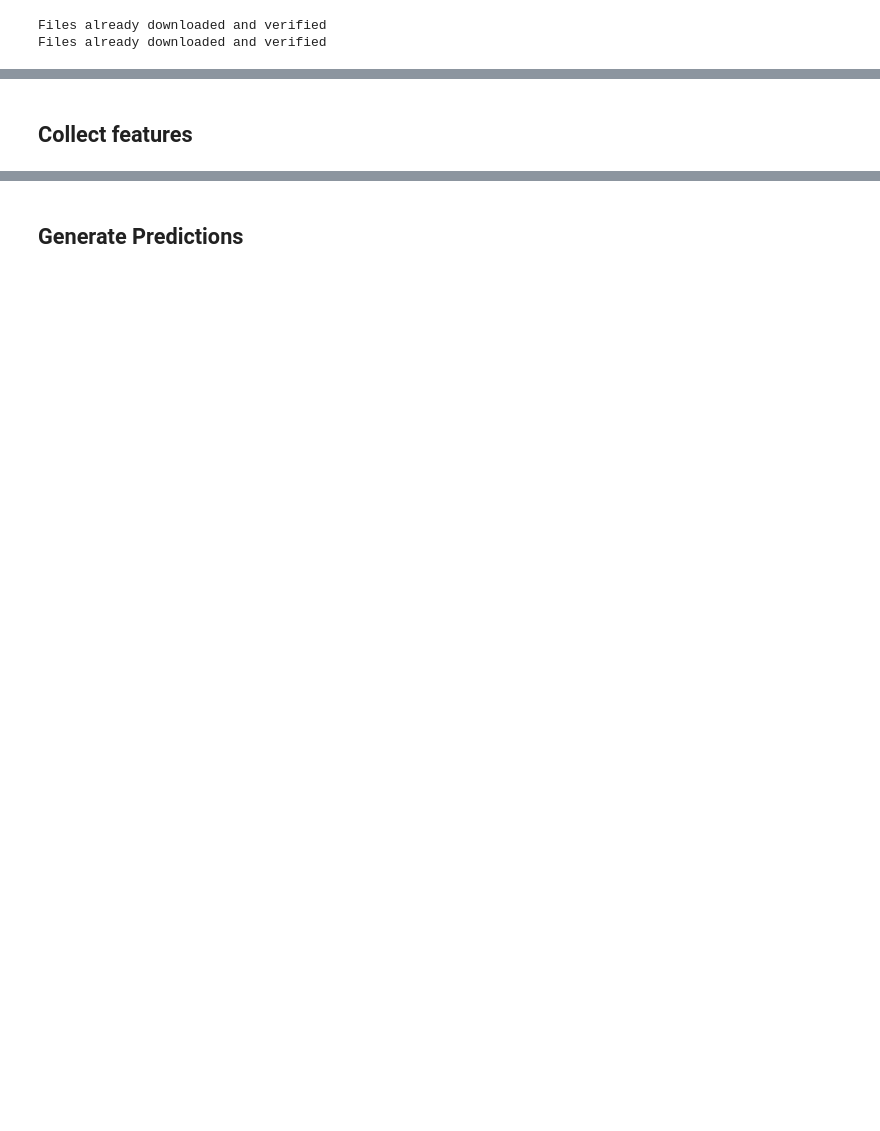
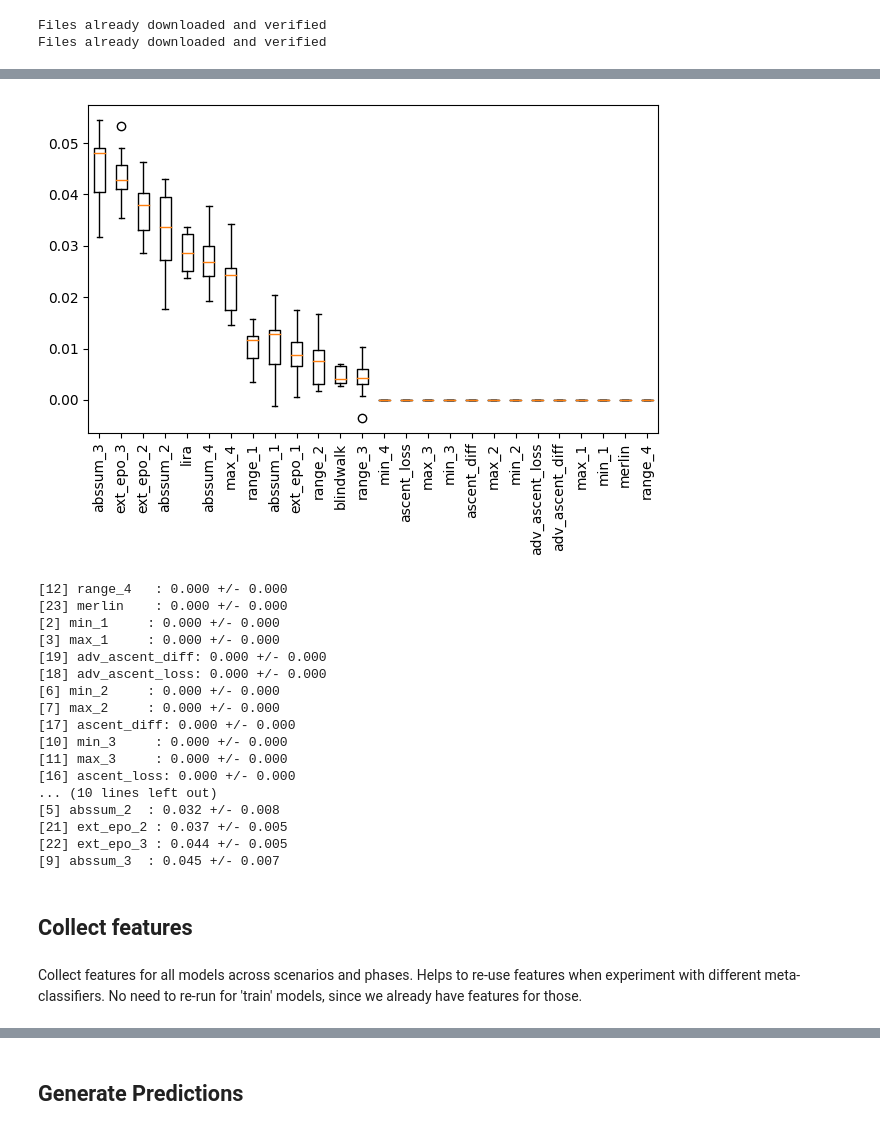
Before and after one commit to iamgroot42/MICO, a Jupyter notebook: starting-kit/cifar10.ipynb, the cells around one changed output, grey strips where cells are left out. Cells and saved outputs as stored; diff of their text form; code cells hidden in the pictures; blank space fills up the shorter version.

```diff
--- a/starting-kit/cifar10.ipynb
+++ b/starting-kit/cifar10.ipynb
@@ -480,5 +408,62 @@ for depth in depths:
+# %%
+from sklearn.inspection import plot_partial_dependence, permutation_importance
+
+r = permutation_importance(meta_clfs["cifar10_inf"], X_test, y_test, n_repeats=10, random_state=0)
+sort_idx = r.importances_mean.argsort()[::-1]
+
+labels = []
+for i in range(4):
+    labels.append(f"range_{i+1}")
+    labels.append(f"abssum_{i+1}")
+    labels.append(f"min_{i+1}")
+    labels.append(f"max_{i+1}")
+labels.append("ascent_loss")
+labels.append("ascent_diff")
+labels.append("adv_ascent_loss")
+labels.append("adv_ascent_diff")
+labels.append("ext_epo_1")
+labels.append("ext_epo_2")
+labels.append("ext_epo_3")
+labels.append("merlin")
+labels.append("lira")
+labels.append("blindwalk")
+
+plt.boxplot(
+    r.importances[sort_idx].T, labels=[labels[i] for i in sort_idx]
+)
+
+plt.xticks(rotation=90)
+plt.tight_layout()
+plt.show()
+
+for i in sort_idx[::-1]:
+    print(
+        f"[{i}] {labels[i]:10s}: {r.importances_mean[i]:.3f} +/- "
+        f"{r.importances_std[i]:.3f}"
+    )
+# %% [output]
+[figure, added]
+[12] range_4   : 0.000 +/- 0.000
+[23] merlin    : 0.000 +/- 0.000
+[2] min_1     : 0.000 +/- 0.000
+[3] max_1     : 0.000 +/- 0.000
+[19] adv_ascent_diff: 0.000 +/- 0.000
+[18] adv_ascent_loss: 0.000 +/- 0.000
+[6] min_2     : 0.000 +/- 0.000
+[7] max_2     : 0.000 +/- 0.000
+[17] ascent_diff: 0.000 +/- 0.000
+[10] min_3     : 0.000 +/- 0.000
+[11] max_3     : 0.000 +/- 0.000
+[16] ascent_loss: 0.000 +/- 0.000
+... (10 lines left out)
+[5] abssum_2  : 0.032 +/- 0.008
+[21] ext_epo_2 : 0.037 +/- 0.005
+[22] ext_epo_3 : 0.044 +/- 0.005
+[9] abssum_3  : 0.045 +/- 0.007
 # %% [markdown]
 ## Collect features
+# %% [markdown]
+Collect features for all models across scenarios and phases. Helps to re-use features when experiment with different meta-classifiers. No need to re-run for 'train' models, since we already have features for those.
 # %%
 CHALLENGE = "cifar10"
 LEN_TRAINING = 50000
```
Also changed, not shown: parts of 32 cells of this notebook, 1 other file.
